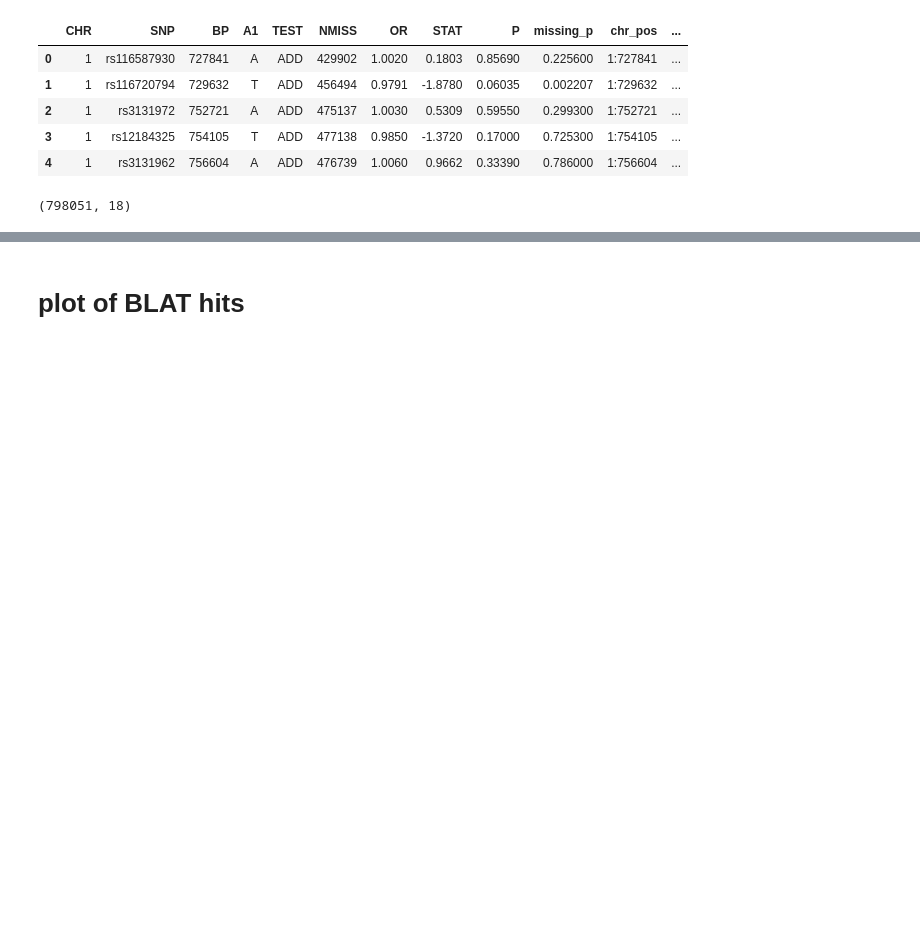
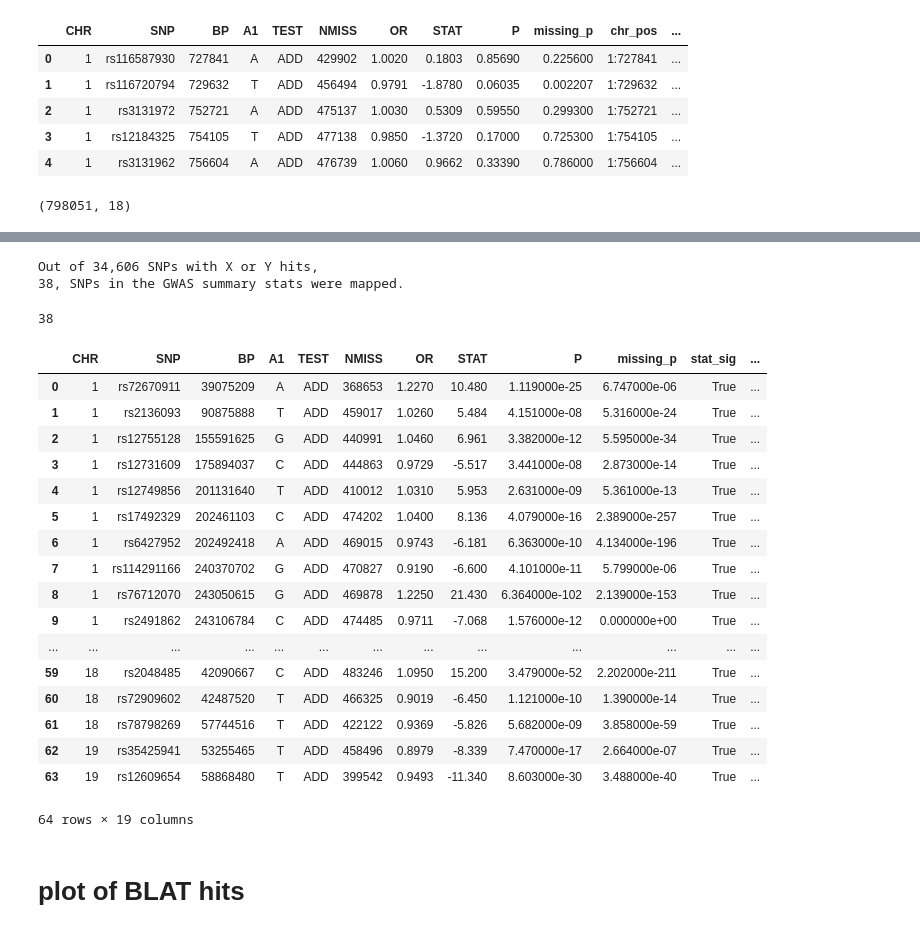
Before and after one commit to aa-publications/sexually_antagonistic_sel, a Jupyter notebook: results/manuscript/manhattan_plots/manhattan_w_blat/webblat_hits_and_gwas_overlap.ipynb, the cells around one changed output, grey strips where cells are left out. Cells and saved outputs as stored; diff of their text form; code cells hidden in the pictures; blank space fills up the shorter version.

Commit message:
updated scripts and added tables for v4manuscript and v3figs

```diff
--- a/results/manuscript/manhattan_plots/manhattan_w_blat/webblat_hits_and_gwas_overlap.ipynb
+++ b/results/manuscript/manhattan_plots/manhattan_w_blat/webblat_hits_and_gwas_overlap.ipynb
@@ -365,0 +368,6 @@ bv_gwas_blat_df.shape
+# %%
+raw_uk_df.head()
+
+uk_missingness_df= raw_uk_df.loc[ (raw_uk_df['missing_p']<MISS_P_THRESHOLD) & (raw_uk_df['P']<GWAS_P_THRESH) ].copy()
+uk_missingness_df.loc[uk_missingness_df['P']< GWAS_P_THRESH, 'stat_sig'] = True
+uk_missingness_df['chr_pos'] = uk_missingness_df.CHR.map(str) + ":" + uk_missingness_df.BP.map(str)
@@ -365,0 +381,30 @@ bv_gwas_blat_df.shape
+# %%
+uk_gwas_misssingness_blat_df = merge_blat_and_gwas(uk_best_webblast_df, uk_missingness_df)
+# %% [output]
+Out of 34,606 SNPs with X or Y hits,
+38, SNPs in the GWAS summary stats were mapped.
+# %%
+uk_gwas_misssingness_blat_df.loc[uk_gwas_misssingness_blat_df['pass_blat_filters']==True].SNP.nunique()
+# %% [output]
+38
+# %%
+uk_gwas_misssingness_blat_df.drop(columns=['CHR','BP','TEST','STAT','stat_sig','bim_mapped_rsID'], inplace=True)
+# %% [output]
+|  | CHR | SNP | BP | A1 | TEST | NMISS | OR | STAT | P | missing_p | stat_sig | ... |
+| 0 | 1 | rs72670911 | 39075209 | A | ADD | 368653 | 1.2270 | 10.480 | 1.119000e-25 | 6.747000e-06 | True | ... |
+| 1 | 1 | rs2136093 | 90875888 | T | ADD | 459017 | 1.0260 | 5.484 | 4.151000e-08 | 5.316000e-24 | True | ... |
+| 2 | 1 | rs12755128 | 155591625 | G | ADD | 440991 | 1.0460 | 6.961 | 3.382000e-12 | 5.595000e-34 | True | ... |
+| 3 | 1 | rs12731609 | 175894037 | C | ADD | 444863 | 0.9729 | -5.517 | 3.441000e-08 | 2.873000e-14 | True | ... |
+| 4 | 1 | rs12749856 | 201131640 | T | ADD | 410012 | 1.0310 | 5.953 | 2.631000e-09 | 5.361000e-13 | True | ... |
+| 5 | 1 | rs17492329 | 202461103 | C | ADD | 474202 | 1.0400 | 8.136 | 4.079000e-16 | 2.389000e-257 | True | ... |
+| 6 | 1 | rs6427952 | 202492418 | A | ADD | 469015 | 0.9743 | -6.181 | 6.363000e-10 | 4.134000e-196 | True | ... |
+| 7 | 1 | rs114291166 | 240370702 | G | ADD | 470827 | 0.9190 | -6.600 | 4.101000e-11 | 5.799000e-06 | True | ... |
+| 8 | 1 | rs76712070 | 243050615 | G | ADD | 469878 | 1.2250 | 21.430 | 6.364000e-102 | 2.139000e-153 | True | ... |
+| 9 | 1 | rs2491862 | 243106784 | C | ADD | 474485 | 0.9711 | -7.068 | 1.576000e-12 | 0.000000e+00 | True | ... |
+| ... | ... | ... | ... | ... | ... | ... | ... | ... | ... | ... | ... | ... |
+| 59 | 18 | rs2048485 | 42090667 | C | ADD | 483246 | 1.0950 | 15.200 | 3.479000e-52 | 2.202000e-211 | True | ... |
+| 60 | 18 | rs72909602 | 42487520 | T | ADD | 466325 | 0.9019 | -6.450 | 1.121000e-10 | 1.390000e-14 | True | ... |
+| 61 | 18 | rs78798269 | 57744516 | T | ADD | 422122 | 0.9369 | -5.826 | 5.682000e-09 | 3.858000e-59 | True | ... |
+| 62 | 19 | rs35425941 | 53255465 | T | ADD | 458496 | 0.8979 | -8.339 | 7.470000e-17 | 2.664000e-07 | True | ... |
+| 63 | 19 | rs12609654 | 58868480 | T | ADD | 399542 | 0.9493 | -11.340 | 8.603000e-30 | 3.488000e-40 | True | ... |
+64 rows × 19 columns
```
Also changed, not shown: parts of 6 cells of this notebook, 21 other files.
